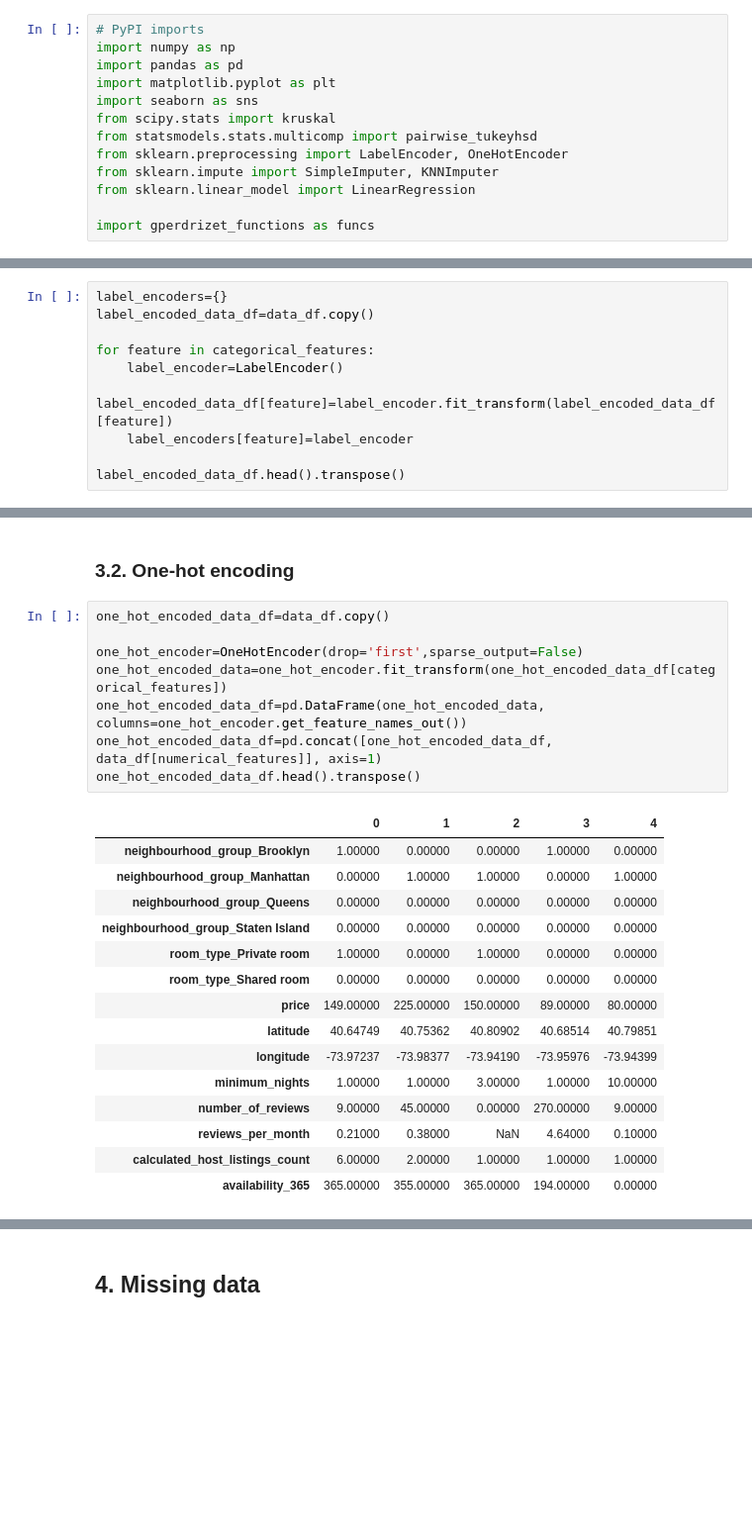
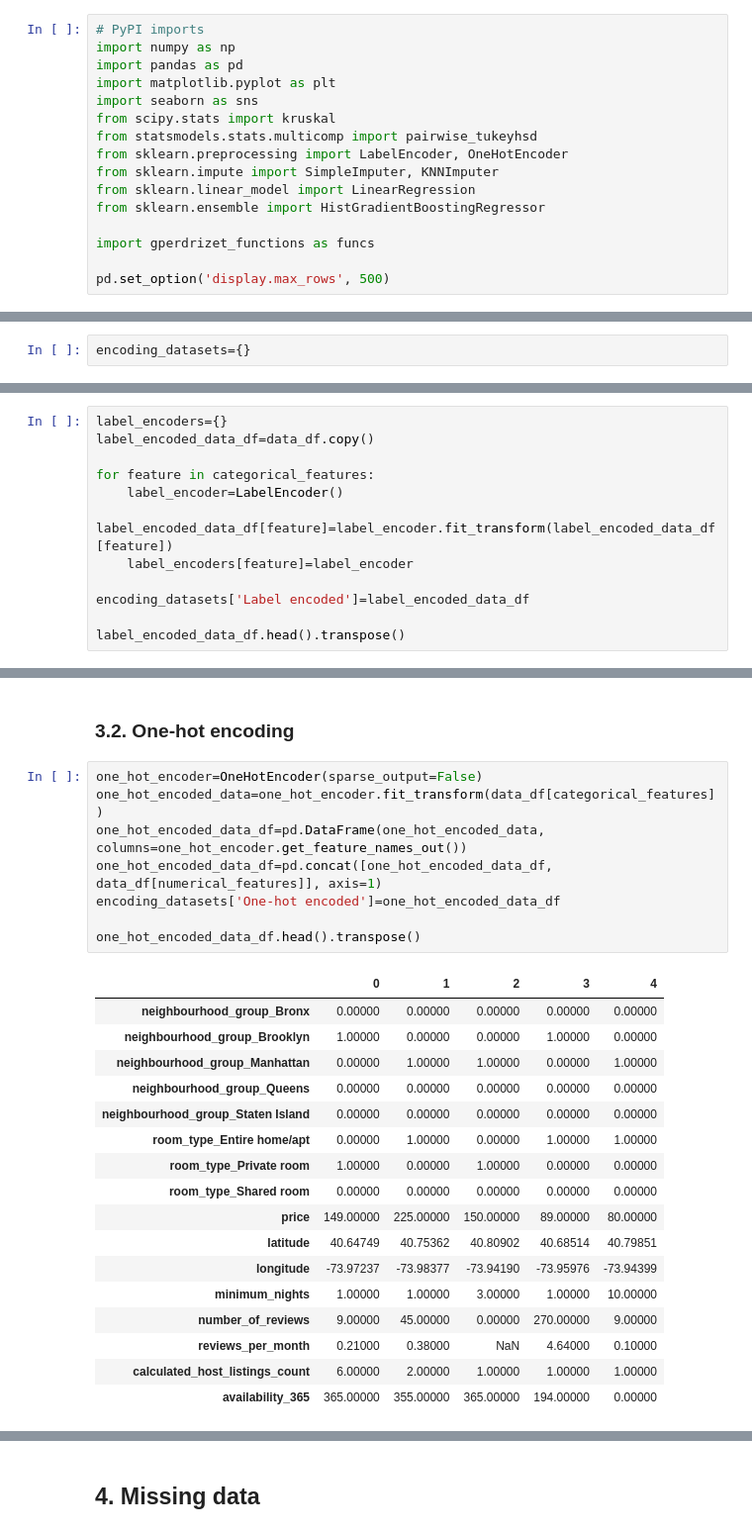
Before and after one commit to gperdrizet/gperdrizet-data-preprocessing-project-tutorial, a Jupyter notebook: gperdrizet-03_data_cleaning.ipynb, the cells around one changed output, grey strips where cells are left out. Shown at 99% size. Saved outputs shown, nothing was run; the diff lists cells and outputs as text; blank space fills up the shorter version.

```diff
--- a/gperdrizet-03_data_cleaning.ipynb
+++ b/gperdrizet-03_data_cleaning.ipynb
@@ -15,8 +15,11 @@ from statsmodels.stats.multicomp import pairwise_tukeyhsd
 from sklearn.preprocessing import LabelEncoder, OneHotEncoder
 from sklearn.impute import SimpleImputer, KNNImputer
 from sklearn.linear_model import LinearRegression
+from sklearn.ensemble import HistGradientBoostingRegressor
 
 import gperdrizet_functions as funcs
+
+pd.set_option('display.max_rows', 500)
 # %% [markdown]
 ## 1. Data loading
 # %%
@@ -60 +79,3 @@ data_df=data_df[numerical_features + categorical_features].copy()
+# %%
+encoding_datasets={}
 # %% [markdown]
@@ -70,6 +89,8 @@ for feature in categorical_features:
     label_encoded_data_df[feature]=label_encoder.fit_transform(label_encoded_data_df[feature])
     label_encoders[feature]=label_encoder
 
+encoding_datasets['Label encoded']=label_encoded_data_df
+
 label_encoded_data_df.head().transpose()
 # %% [output]
 |  | 0 | 1 | 2 | 3 | 4 |
@@ -86,19 +107,21 @@ label_encoded_data_df.head().transpose()
 # %% [markdown]
 ### 3.2. One-hot encoding
 # %%
-one_hot_encoded_data_df=data_df.copy()
-
-one_hot_encoder=OneHotEncoder(drop='first',sparse_output=False)
-one_hot_encoded_data=one_hot_encoder.fit_transform(one_hot_encoded_data_df[categorical_features])
+one_hot_encoder=OneHotEncoder(sparse_output=False)
+one_hot_encoded_data=one_hot_encoder.fit_transform(data_df[categorical_features])
 one_hot_encoded_data_df=pd.DataFrame(one_hot_encoded_data, columns=one_hot_encoder.get_feature_names_out())
 one_hot_encoded_data_df=pd.concat([one_hot_encoded_data_df, data_df[numerical_features]], axis=1)
+encoding_datasets['One-hot encoded']=one_hot_encoded_data_df
+
 one_hot_encoded_data_df.head().transpose()
 # %% [output]
 |  | 0 | 1 | 2 | 3 | 4 |
+| neighbourhood_group_Bronx | 0.00000 | 0.00000 | 0.00000 | 0.00000 | 0.00000 |
 | neighbourhood_group_Brooklyn | 1.00000 | 0.00000 | 0.00000 | 1.00000 | 0.00000 |
 | neighbourhood_group_Manhattan | 0.00000 | 1.00000 | 1.00000 | 0.00000 | 1.00000 |
 | neighbourhood_group_Queens | 0.00000 | 0.00000 | 0.00000 | 0.00000 | 0.00000 |
 | neighbourhood_group_Staten Island | 0.00000 | 0.00000 | 0.00000 | 0.00000 | 0.00000 |
+| room_type_Entire home/apt | 0.00000 | 1.00000 | 0.00000 | 1.00000 | 1.00000 |
 | room_type_Private room | 1.00000 | 0.00000 | 1.00000 | 0.00000 | 0.00000 |
 | room_type_Shared room | 0.00000 | 0.00000 | 0.00000 | 0.00000 | 0.00000 |
 | price | 149.00000 | 225.00000 | 150.00000 | 89.00000 | 80.00000 |
```
Also changed, not shown: parts of 45 cells of this notebook.
